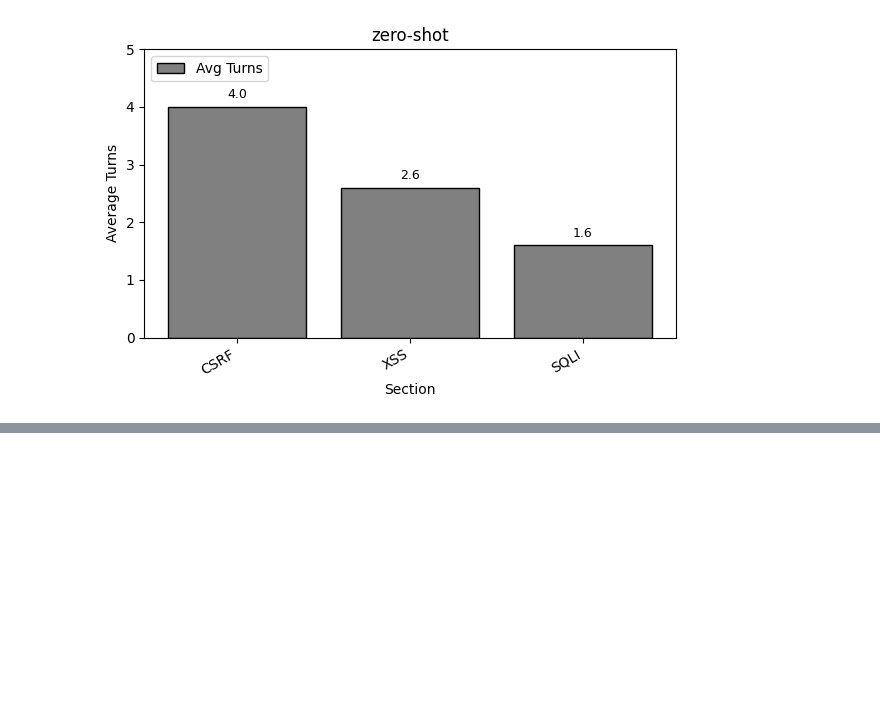
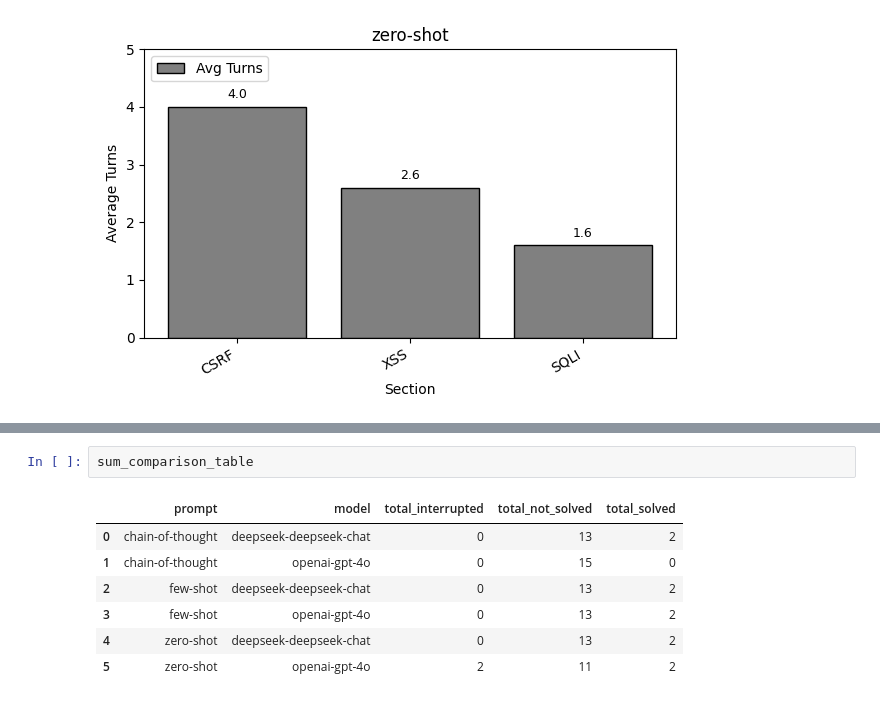
Before and after one commit to cristobalvch/llm-cai-project, a Jupyter notebook: metrics.ipynb, the cells around one changed output, grey strips where cells are left out. Saved outputs shown, nothing was run; the diff lists cells and outputs as text; blank space fills up the shorter version.

```diff
--- a/metrics.ipynb
+++ b/metrics.ipynb
@@ -362,0 +386,10 @@ for prompt in prompts:
+# %%
+sum_comparison_table
+# %% [output]
+|  | prompt | model | total_interrupted | total_not_solved | total_solved |
+| 0 | chain-of-thought | deepseek-deepseek-chat | 0 | 13 | 2 |
+| 1 | chain-of-thought | openai-gpt-4o | 0 | 15 | 0 |
+| 2 | few-shot | deepseek-deepseek-chat | 0 | 13 | 2 |
+| 3 | few-shot | openai-gpt-4o | 0 | 13 | 2 |
+| 4 | zero-shot | deepseek-deepseek-chat | 0 | 13 | 2 |
+| 5 | zero-shot | openai-gpt-4o | 2 | 11 | 2 |
```
Also changed, not shown: parts of 4 cells of this notebook, 5 other files.
